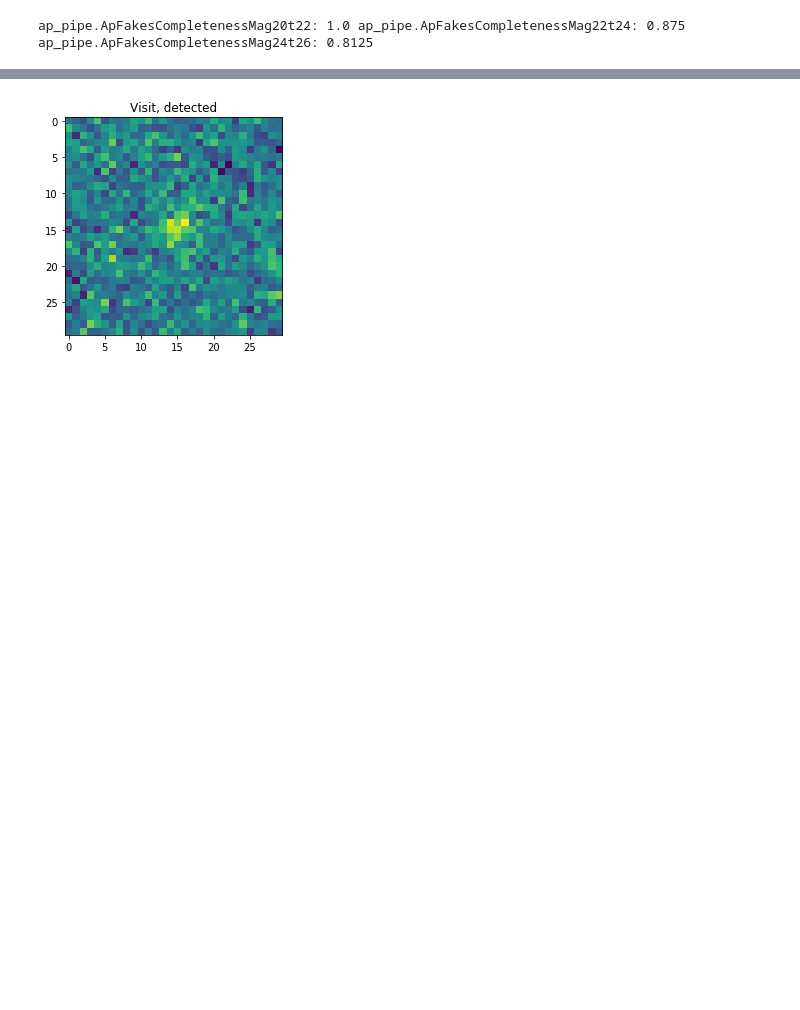
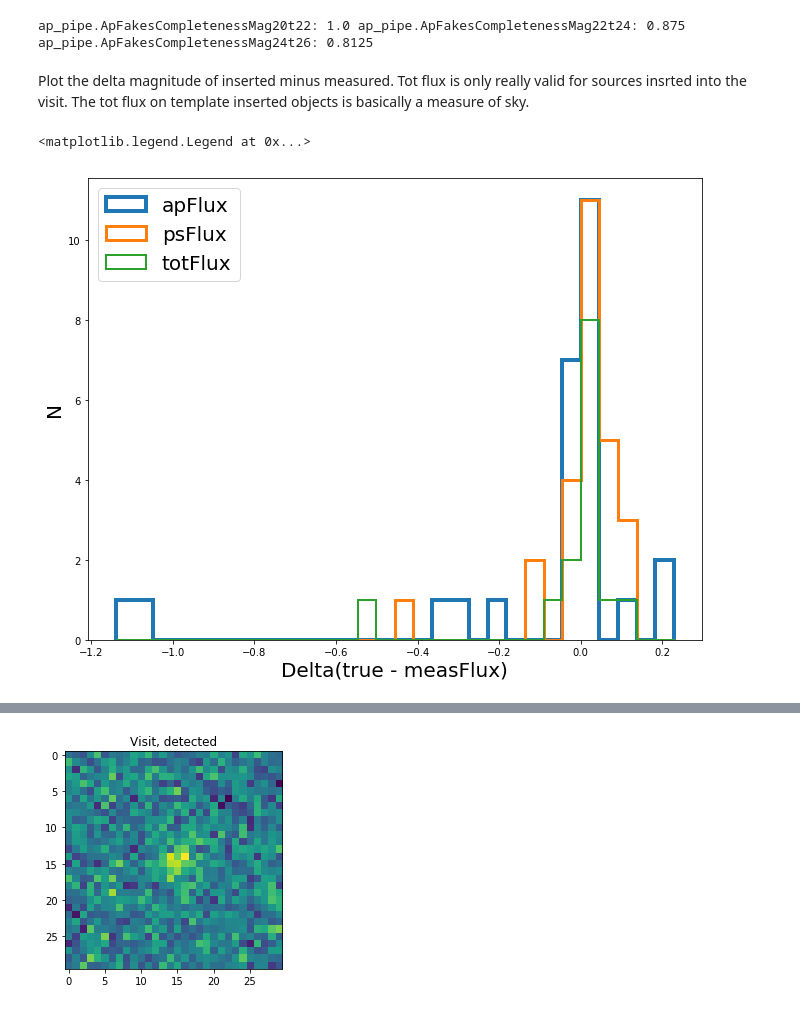
Before and after one commit to lsst/ap_verify, a Jupyter notebook: doc/notebooks/DM-20749.ipynb, the cells around one changed output, grey strips where cells are left out. Drawn from its saved outputs; the diff is of its cells as text; code cells hidden in the pictures; blank space fills up the shorter version.

Commit message:
Add delta magnitude plots.

```diff
--- a/doc/notebooks/DM-20749.ipynb
+++ b/doc/notebooks/DM-20749.ipynb
@@ -28,3 +32,49 @@ Check out the current values for the completenss metric.
 print(comp20, comp22, comp24)
 # %% [output]
 ap_pipe.ApFakesCompletenessMag20t22: 1.0 ap_pipe.ApFakesCompletenessMag22t24: 0.875 ap_pipe.ApFakesCompletenessMag24t26: 0.8125
+# %%
+insertedMag = []
+insertedMagVis = []
+insertedMagTemp = []
+deltaAp = []
+deltaApVisit = []
+deltaApTemplate = []
+deltaPs = []
+deltaPsVisit = []
+deltaPsTemplate = []
+deltaTot = []
+deltaTotVisit = []
+deltaTotTemplate = []
+for idx, src in sources.iterrows():
+    if np.isnan(src["diaObjectId"]):
+        continue
+    psMag = (np.fabs(src["psFlux"]) * u.nJy).to_value(u.ABmag)
+    apMag = (np.fabs(src["apFlux"]) * u.nJy).to_value(u.ABmag)
+    totMag =  (np.fabs(src["totFlux"]) * u.nJy).to_value(u.ABmag)
+    insertedMag.append(src["gmagVar"])
+    deltaPs.append(src["gmagVar"] - psMag)
+    deltaAp.append(src["gmagVar"] - apMag)
+    deltaTot.append(src["gmagVar"] - totMag)
+    if src['isVisitSource']:
+        insertedMagVis.append(src["gmagVar"])
+        deltaPsVisit.append(src["gmagVar"] - psMag)
+        deltaApVisit.append(src["gmagVar"] - apMag)
+        deltaTotVisit.append(src["gmagVar"] - totMag)
+    if src['isTemplateSource']:
+        insertedMagTemp.append(src["gmagVar"])
+        deltaPsTemplate.append(src["gmagVar"] - psMag)
+        deltaApTemplate.append(src["gmagVar"] - apMag)
+        deltaTotTemplate.append(src["gmagVar"] - totMag)
+# %% [markdown]
+Plot the delta magnitude of inserted minus measured. Tot flux is only really valid for sources insrted into the visit. The tot flux on template inserted objects is basically a measure of sky.
+# %%
+figure(figsize=(11, 8.5))
+_, binEdges, _ = hist(deltaAp, bins=30, histtype="step", label="apFlux", lw=4)
+_, _, _ = hist(deltaPs, bins=binEdges, histtype="step", label="psFlux", lw=3)
+_, _, _ = hist(deltaTot, bins=binEdges, histtype="step", label="totFlux", lw=2)
+xlabel("Delta(true - measFlux)", size=20)
+ylabel("N", size=20)
+legend(loc=2, fontsize=20)
+# %% [output]
+<matplotlib.legend.Legend at 0x...>
+[figure, added]
```
Also changed, not shown: parts of 11 cells of this notebook.
